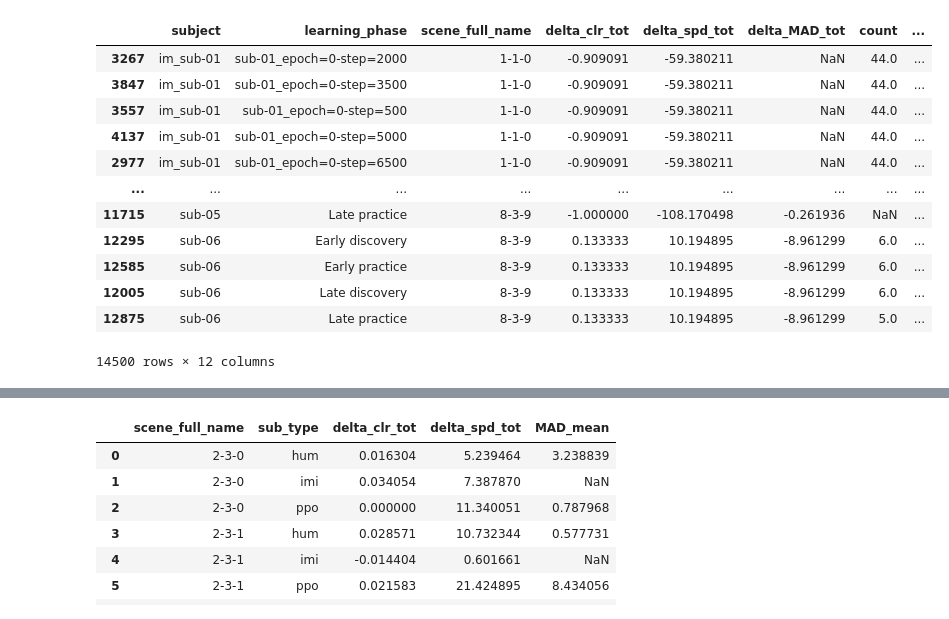
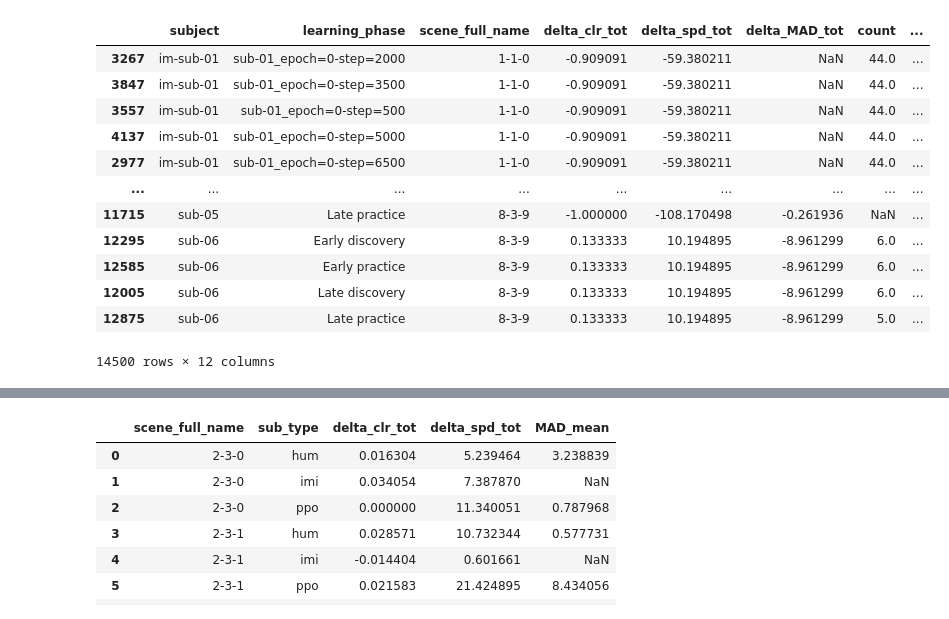
Before and after one commit to HugoDelhaye/select_scene, a Jupyter notebook: notebook/select_scene.ipynb, the cells around one changed output, grey strips where cells are left out. Drawn from its saved outputs; the diff is of its cells as text; code cells hidden in the pictures.

```diff
--- a/notebook/select_scene.ipynb
+++ b/notebook/select_scene.ipynb
@@ -3,13 +20,19 @@ import pandas as pd
 # %%
 df = pd.read_parquet("../sourcedata/df_metrics.parquet")
 df.sort_values(by=['scene_full_name', 'subject', 'learning_phase'], inplace=True)
+df['subject'] = np.where(
+    df['subject'].str.startswith('im_'),
+    'im-' + df['subject'].str.split('_').str[1],
+    df['subject'],
+)
+df
 # %% [output]
 |  | subject | learning_phase | scene_full_name | delta_clr_tot | delta_spd_tot | delta_MAD_tot | count | ... |
-| 3267 | im_sub-01 | sub-01_epoch=0-step=2000 | 1-1-0 | -0.909091 | -59.380211 | NaN | 44.0 | ... |
-| 3847 | im_sub-01 | sub-01_epoch=0-step=3500 | 1-1-0 | -0.909091 | -59.380211 | NaN | 44.0 | ... |
-| 3557 | im_sub-01 | sub-01_epoch=0-step=500 | 1-1-0 | -0.909091 | -59.380211 | NaN | 44.0 | ... |
-| 4137 | im_sub-01 | sub-01_epoch=0-step=5000 | 1-1-0 | -0.909091 | -59.380211 | NaN | 44.0 | ... |
-| 2977 | im_sub-01 | sub-01_epoch=0-step=6500 | 1-1-0 | -0.909091 | -59.380211 | NaN | 44.0 | ... |
+| 3267 | im-sub-01 | sub-01_epoch=0-step=2000 | 1-1-0 | -0.909091 | -59.380211 | NaN | 44.0 | ... |
+| 3847 | im-sub-01 | sub-01_epoch=0-step=3500 | 1-1-0 | -0.909091 | -59.380211 | NaN | 44.0 | ... |
+| 3557 | im-sub-01 | sub-01_epoch=0-step=500 | 1-1-0 | -0.909091 | -59.380211 | NaN | 44.0 | ... |
+| 4137 | im-sub-01 | sub-01_epoch=0-step=5000 | 1-1-0 | -0.909091 | -59.380211 | NaN | 44.0 | ... |
+| 2977 | im-sub-01 | sub-01_epoch=0-step=6500 | 1-1-0 | -0.909091 | -59.380211 | NaN | 44.0 | ... |
 | ... | ... | ... | ... | ... | ... | ... | ... | ... |
 | 11715 | sub-05 | Late practice | 8-3-9 | -1.000000 | -108.170498 | -0.261936 | NaN | ... |
 | 12295 | sub-06 | Early discovery | 8-3-9 | 0.133333 | 10.194895 | -8.961299 | 6.0 | ... |
```
Also changed, not shown: parts of 19 cells of this notebook, 2 other files.
